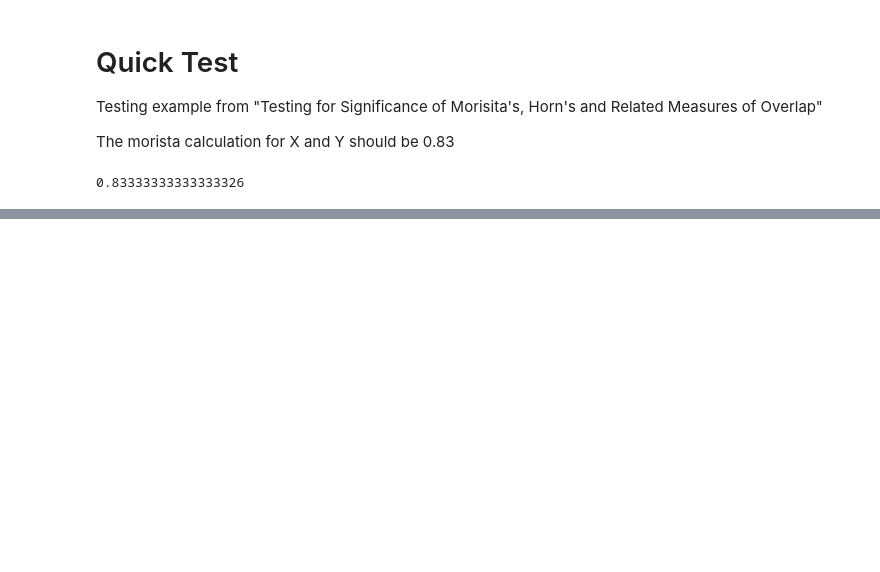
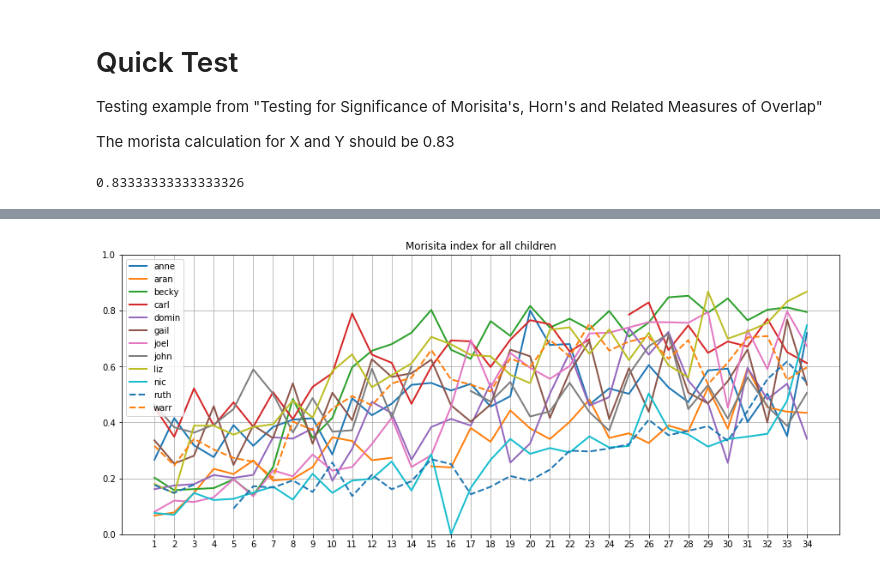
Before and after one commit to pfeyz/formulae-project, a Jupyter notebook: Morista.ipynb, the cells around one changed output, grey strips where cells are left out. Cells and saved outputs as stored; diff of their text form; code cells hidden in the pictures; blank space fills up the shorter version.

```diff
--- a/Morista.ipynb
+++ b/Morista.ipynb
@@ -59,11 +73,9 @@ children = sample(list(unigrams.corpus.unique()), 5)
 # %%
-def plot_child(name):
+def plot_child(name, width=2, style='-', title=None, plot=True):
     m = unigrams[unigrams.corpus.eq(name)].groupby(['session']).apply(morista_child_adult)
     m = m.align(pd.Series(index=np.arange(1, 35)))[0]
 #    plt.errorbar(stats.index, stats['mean'], stats['std'], label='mean morista index w/ std', marker='o');
-    plt.plot(stats.index, m, label='morista index')
+    plt.plot(stats.index, m, style, label=name, linewidth=width)
     plt.ylim(0, 1)
-    per_session_plot(name)
+    if plot:
+        per_session_plot(title or name)
-# %%
-for child in unigrams.corpus.unique():
-    plot_child(child)
@@ -82,0 +82,16 @@ for child in unigrams.corpus.unique():
+# %%
+plt.rcParams['figure.figsize'] = 15, 6
+
+children = unigrams.corpus.unique()
+
+from itertools import cycle, chain, repeat
+
+styles = cycle(chain(*(repeat(x, 10)
+                 for x in '- -- -. :'.split(' '))))
+
+for index, child in enumerate(children):
+    plot_child(child, 2, next(styles), plot=False)
+plt.legend();
+per_session_plot('Morisita index for all children')
+# %% [output]
+[figure, added]
```
Also changed, not shown: parts of 5 cells of this notebook.
